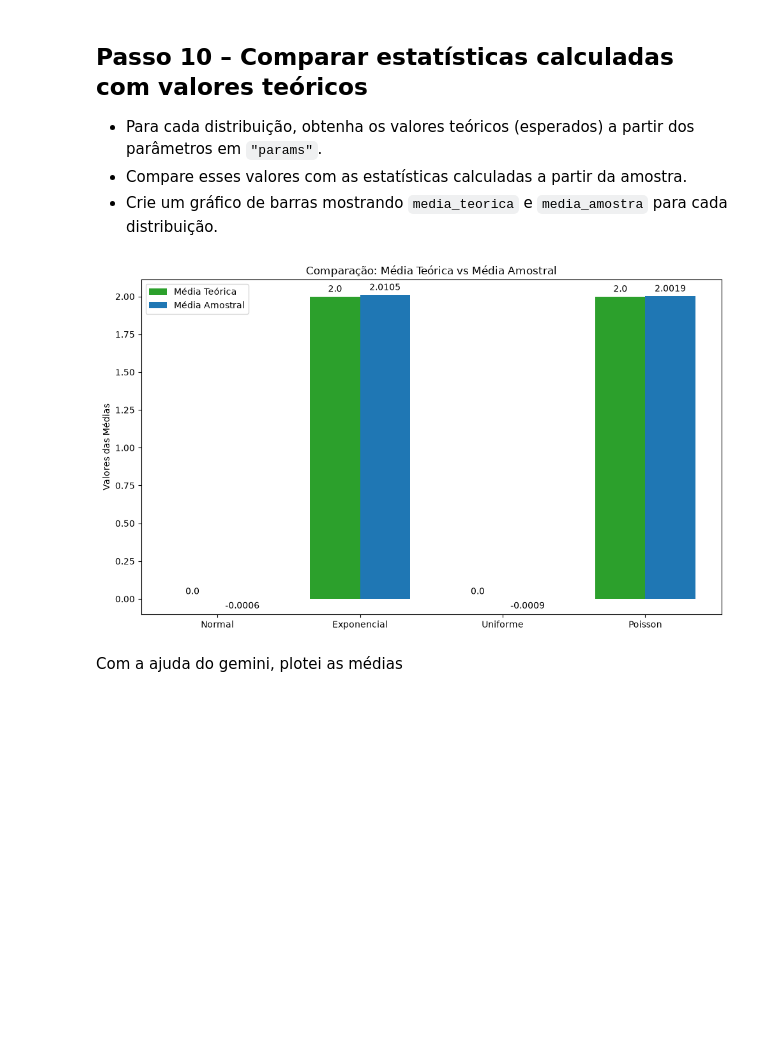
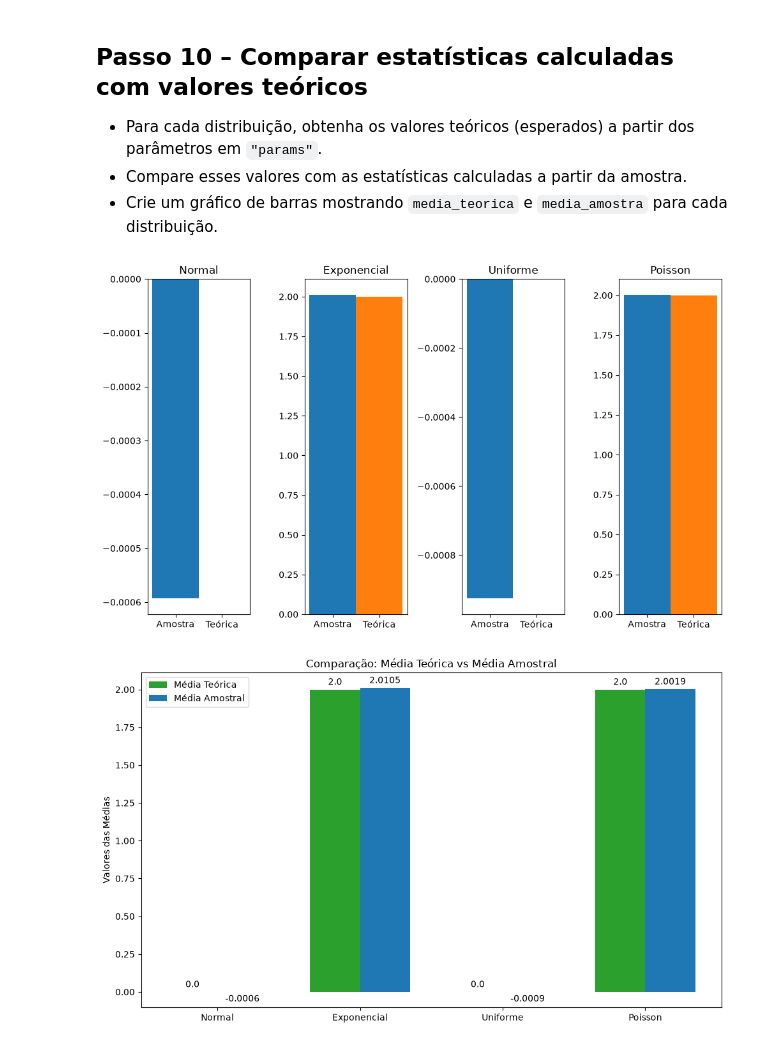
Before and after one commit to BenvenutiMateus/prog-estat, a Jupyter notebook: revisao.ipynb, the cells around one changed output. Drawn from its saved outputs; the diff is of its cells as text; code cells hidden in the pictures; blank space fills up the shorter version.

Commit message:
Fix: plot bar bugs

```diff
--- a/revisao.ipynb
+++ b/revisao.ipynb
@@ -233,28 +251,31 @@ for distribuicao, dic in distribuicoes.items():
 medias_teoricas = [medias[d]['media_teorica'] for d in distribuicoes.keys()]
 medias_amostrais = [medias[d]['media_amostra'] for d in distribuicoes.keys()]
 # %%
-x = np.arange(len(distribuicoes))
-largura = 0.35
-fig, ax = plt.subplots(figsize=(10, 6))
+largura = 0.3
 
-# Plotando as duas séries de barras
-barras_teorica = ax.bar(x - largura/2, medias_teoricas, largura, label='Média Teórica', color='#2ca02c')
-barras_amostra = ax.bar(x + largura/2, medias_amostrais, largura, label='Média Amostral', color='#1f77b4')
+fig, ax = plt.subplots(1, 4, figsize=(10, 6))
 
-# Formatando o gráfico
-ax.set_ylabel('Valores das Médias')
-ax.set_title('Comparação: Média Teórica vs Média Amostral')
-ax.set_xticks(x)
-ax.set_xticklabels(distribuicoes)
-ax.legend()
+for i, distribuicao in enumerate(distribuicoes.keys()):
+    ax[i].bar(
+        -largura / 2,
+        medias[distribuicao]['media_amostra'],
+        width=largura,
+        label='Amostra'
+    )
 
-# Adicionando os valores numéricos no topo das barras
-ax.bar_label(barras_teorica, padding=3, fmt='%.1f')
-ax.bar_label(barras_amostra, padding=3, fmt='%.4f')
+    ax[i].bar(
+        largura / 2,
+        medias[distribuicao]['media_teorica'],
+        width=largura,
+        label='Teórica'
+    )
+
+    ax[i].set_title(distribuicao)
+    ax[i].set_xticks([-largura / 2, largura / 2])
+    ax[i].set_xticklabels(['Amostra', 'Teórica'])
 
 plt.tight_layout()
 plt.show()
 # %% [output]
-[figure, old version]
+[figure, new version]
+[figure, added]
-# %% [markdown]
-Com a ajuda do gemini, plotei as médias
```
Also changed, not shown: parts of 11 cells of this notebook.
